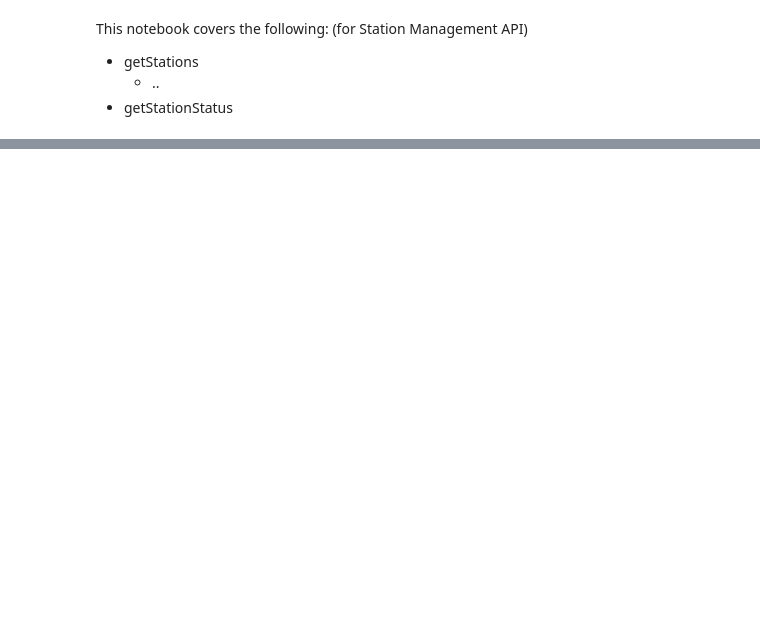
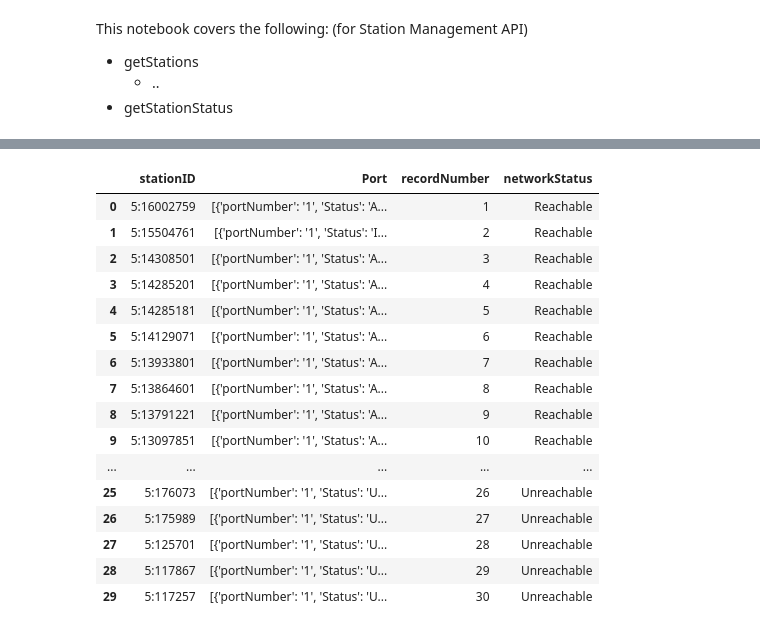
Before and after one commit to kefeimo/volttron, a Jupyter notebook: services/core/ChargePointApiAgent/Notebooks/chargepoint_api_station.ipynb, the cells around one changed output, grey strips where cells are left out. Drawn from its saved outputs; the diff is of its cells as text; code cells hidden in the pictures; blank space fills up the shorter version.

```diff
--- a/services/core/ChargePointApiAgent/Notebooks/chargepoint_api_station.ipynb
+++ b/services/core/ChargePointApiAgent/Notebooks/chargepoint_api_station.ipynb
@@ -334,0 +73,23 @@ print(session_data)
+# %%
+res = client.service.getStationStatus({})
+res = serialize_object(res)
+df_station_status = pd.DataFrame(res["stationData"])
+df_station_status
+# %% [output]
+|  | stationID | Port | recordNumber | networkStatus |
+| 0 | 5:16002759 | [{'portNumber': '1', 'Status': 'A... | 1 | Reachable |
+| 1 | 5:15504761 | [{'portNumber': '1', 'Status': 'I... | 2 | Reachable |
+| 2 | 5:14308501 | [{'portNumber': '1', 'Status': 'A... | 3 | Reachable |
+| 3 | 5:14285201 | [{'portNumber': '1', 'Status': 'A... | 4 | Reachable |
+| 4 | 5:14285181 | [{'portNumber': '1', 'Status': 'A... | 5 | Reachable |
+| 5 | 5:14129071 | [{'portNumber': '1', 'Status': 'A... | 6 | Reachable |
+| 6 | 5:13933801 | [{'portNumber': '1', 'Status': 'A... | 7 | Reachable |
+| 7 | 5:13864601 | [{'portNumber': '1', 'Status': 'A... | 8 | Reachable |
+| 8 | 5:13791221 | [{'portNumber': '1', 'Status': 'A... | 9 | Reachable |
+| 9 | 5:13097851 | [{'portNumber': '1', 'Status': 'A... | 10 | Reachable |
+| ... | ... | ... | ... | ... |
+| 25 | 5:176073 | [{'portNumber': '1', 'Status': 'U... | 26 | Unreachable |
+| 26 | 5:175989 | [{'portNumber': '1', 'Status': 'U... | 27 | Unreachable |
+| 27 | 5:125701 | [{'portNumber': '1', 'Status': 'U... | 28 | Unreachable |
+| 28 | 5:117867 | [{'portNumber': '1', 'Status': 'U... | 29 | Unreachable |
+| 29 | 5:117257 | [{'portNumber': '1', 'Status': 'U... | 30 | Unreachable |
```
Also changed, not shown: parts of 17 cells of this notebook, 8 other files.
